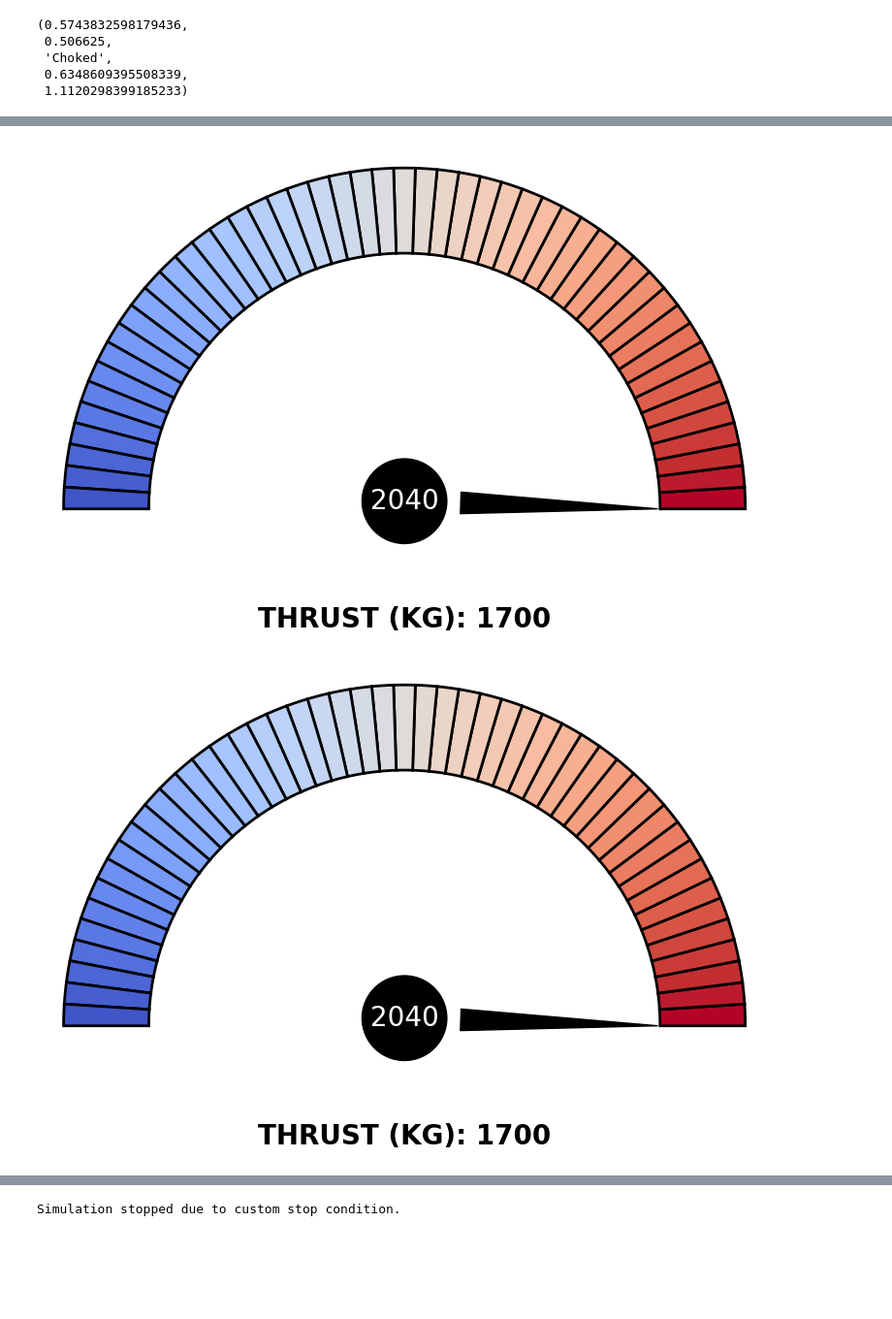
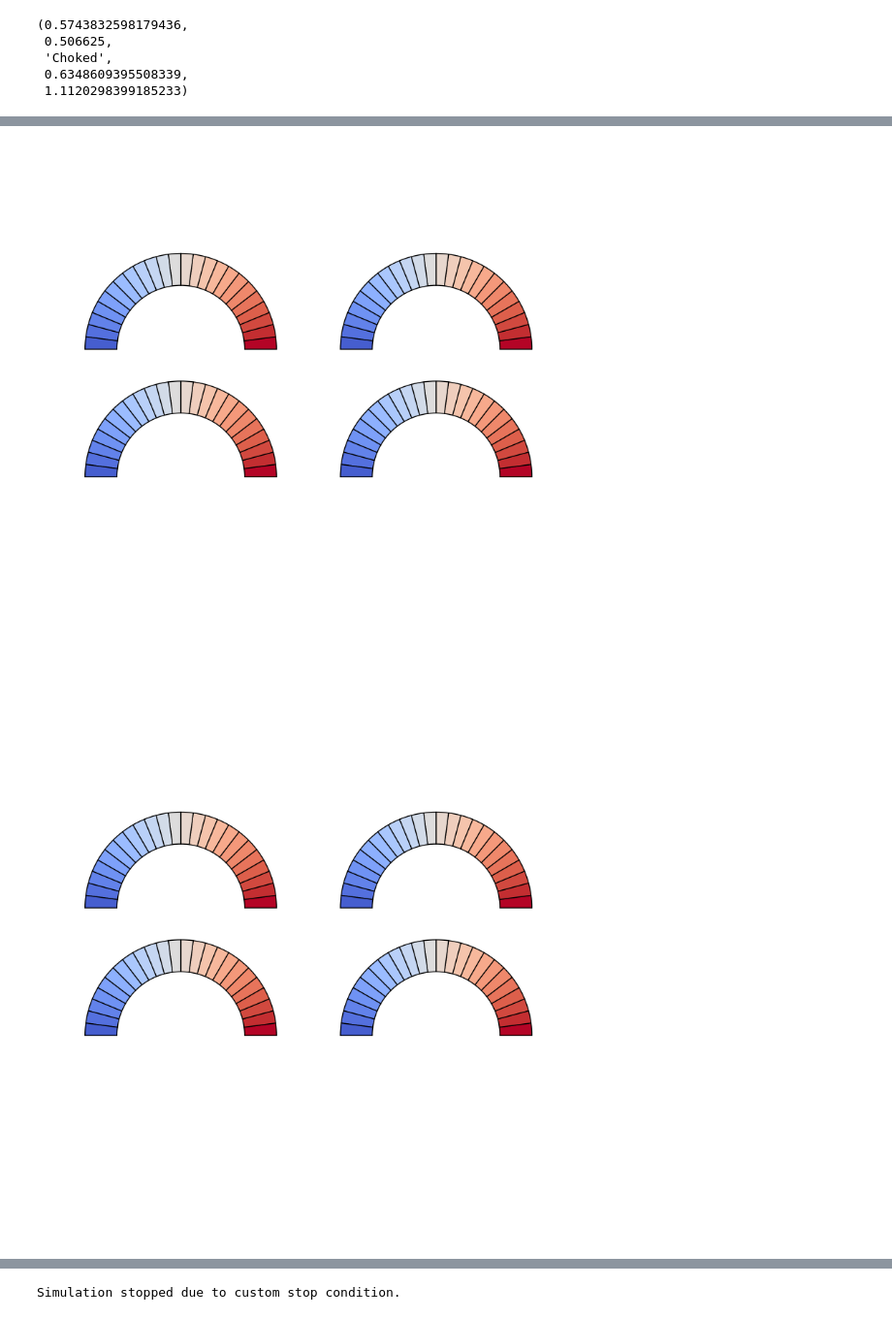
Before and after one commit to marcosflz/OpenRED, a Jupyter notebook: tests.ipynb, the cells around one changed output, grey strips where cells are left out. Shown: that part at 97% size. Drawn from its saved outputs; the diff is of its cells as text; code cells hidden in the pictures; blank space fills up the shorter version.

```diff
--- a/tests.ipynb
+++ b/tests.ipynb
@@ -79,6 +74,0 @@ array([  0,  10,  20,  30,  40,  50,  60,  70,  80,  90, 100])
-# %%
-import matplotlib.pyplot as plt
-import numpy as np
-
-def gaugePlot(perc):
-    fig, ax = plt.figure(figsize=(16, 16))
@@ -88,51 +217,72 @@ import matplotlib.patches as patches
 import numpy as np
 
 def gaugePlot(perc, magnitude, units=None, maxValue=0):
-    fig, ax = plt.subplots(figsize=(8, 8))
+    fig, ax = plt.subplots(figsize=(16, 16))
 
     # Crear un gradiente de colores alrededor del borde del círculo exterior
-    n = 50  # Número de segmentos para el degradado
+    n = 25  # Número de segmentos para el degradado
     cmap = plt.get_cmap('coolwarm')  # Mapa de colores
     theta = np.linspace(0, np.pi, n)  # Dividir el semicírculo en 'n' segmentos
+
+    x = 1
+    y = 0.5
+    ri = 0.75
+    w = 0.25
 
     for i in range(n-1):
         # Invertir el orden de los colores del gradiente
         color = cmap((n - 1 - i) / (n - 1))  # Obtener el color en orden inverso
-        wedge = patches.Wedge(center=(0, 0), r=2, theta1=np.degrees(theta[i]),
-                              theta2=np.degrees(theta[i+1]), width=0.5, facecolor=color, edgecolor='black', linewidth=2)
-        ax.add_patch(wedge)
+
+        wedge_11 = patches.Wedge(center=(-x, y), r=ri, theta1=np.degrees(theta[i]),
+                              theta2=np.degrees(theta[i+1]), width=w, facecolor=color, edgecolor='black', linewidth=2)
+
+        wedge_12 = patches.Wedge(center=(x, y), r=ri, theta1=np.degrees(theta[i]),
+                              theta2=np.degrees(theta[i+1]), width=w, facecolor=color, edgecolor='black', linewidth=2)
+
+        wedge_21 = patches.Wedge(center=(-x, -y), r=ri, theta1=np.degrees(theta[i]),
+                              theta2=np.degrees(theta[i+1]), width=w, facecolor=color, edgecolor='black', linewidth=2)
+
+        wedge_22 = patches.Wedge(center=(x, -y), r=ri, theta1=np.degrees(theta[i]),
+                              theta2=np.degrees(theta[i+1]), width=w, facecolor=color, edgecolor='black', linewidth=2)
+
+        ax.add_patch(wedge_11)
+        ax.add_patch(wedge_12)
+        ax.add_patch(wedge_21)
+        ax.add_patch(wedge_22)
 
     # Limitar el porcentaje al rango [0, 1] para que no exceda el ángulo máximo
     perc_fix = min(perc, 1)
 
     # Calcular la posición de la aguja
-    needle_angle = np.pi * (1 - perc_fix)
-    ax.annotate(str(int(perc * maxValue)), xytext=(0, 0),
-                xy=(1.5 * np.cos(needle_angle), 1.5 * np.sin(needle_angle)),
-                arrowprops=dict(arrowstyle="wedge, tail_width=0.8", color="black", shrinkA=10),
-                bbox=dict(boxstyle="circle", facecolor="black", linewidth=1),
-                fontsize=20, color="white", ha="center")
+    needle_angles = np.pi * (1 - perc_fix)
+
+
+    #ax.annotate(str(int(perc * maxValue)), xytext=(x, y),
+    #            xy=(x  + (ri-w) * np.cos(needle_angles), y + (ri-w) * np.sin(needle_angles)),
+    #            arrowprops=dict(arrowstyle="wedge, tail_width=0.8", color="black", shrinkA=10),
+    #            bbox=dict(boxstyle="circle", facecolor="black", linewidth=1),
+    #            fontsize=20, color="white", ha="center")
 
     # Agregar el título justo debajo del gráfico
-    if maxValue != 0:
-        ax.text(0.5, -0.1,  f'Max. {magnitude}: {maxValue} {units}', ha='center', va='center', fontsize=20, fontweight='bold', transform=ax.transAxes)
-    else:
-        ax.text(0.5, -0.1, magnitude, ha='center', va='center', fontsize=20, fontweight='bold', transform=ax.transAxes)
+    #if maxValue != 0:
+    #    ax.text(0.5, -0.1,  f'Max. {magnitude}: {maxValue} {units}', ha='center', va='center', fontsize=20, fontweight='bold', transform=ax.transAxes)
+    #else:
+    #    ax.text(0.5, -0.1, magnitude, ha='center', va='center', fontsize=20, fontweight='bold', transform=ax.transAxes)
 
 
     # Ajustar las escalas de los ejes para que el círculo no se deforme
     ax.set_aspect('equal', 'box')
 
     # Configurar los límites de los ejes
     ax.set_xlim(-2.1, 2.1)
-    ax.set_ylim(-0.4, 2.1)
+    ax.set_ylim(-2.1, 2.1)
     fig.tight_layout()
     ax.set_axis_off()
 
     return fig
 
 # Ejemplo de uso
 gaugePlot(1.2, "THRUST (KG)", 1700)
 # %% [output]
-[figure, old version]
+[figure, new version]
-[figure, old version]
+[figure, new version]
```
Also changed, not shown: parts of 5 cells of this notebook, 43 other files.
